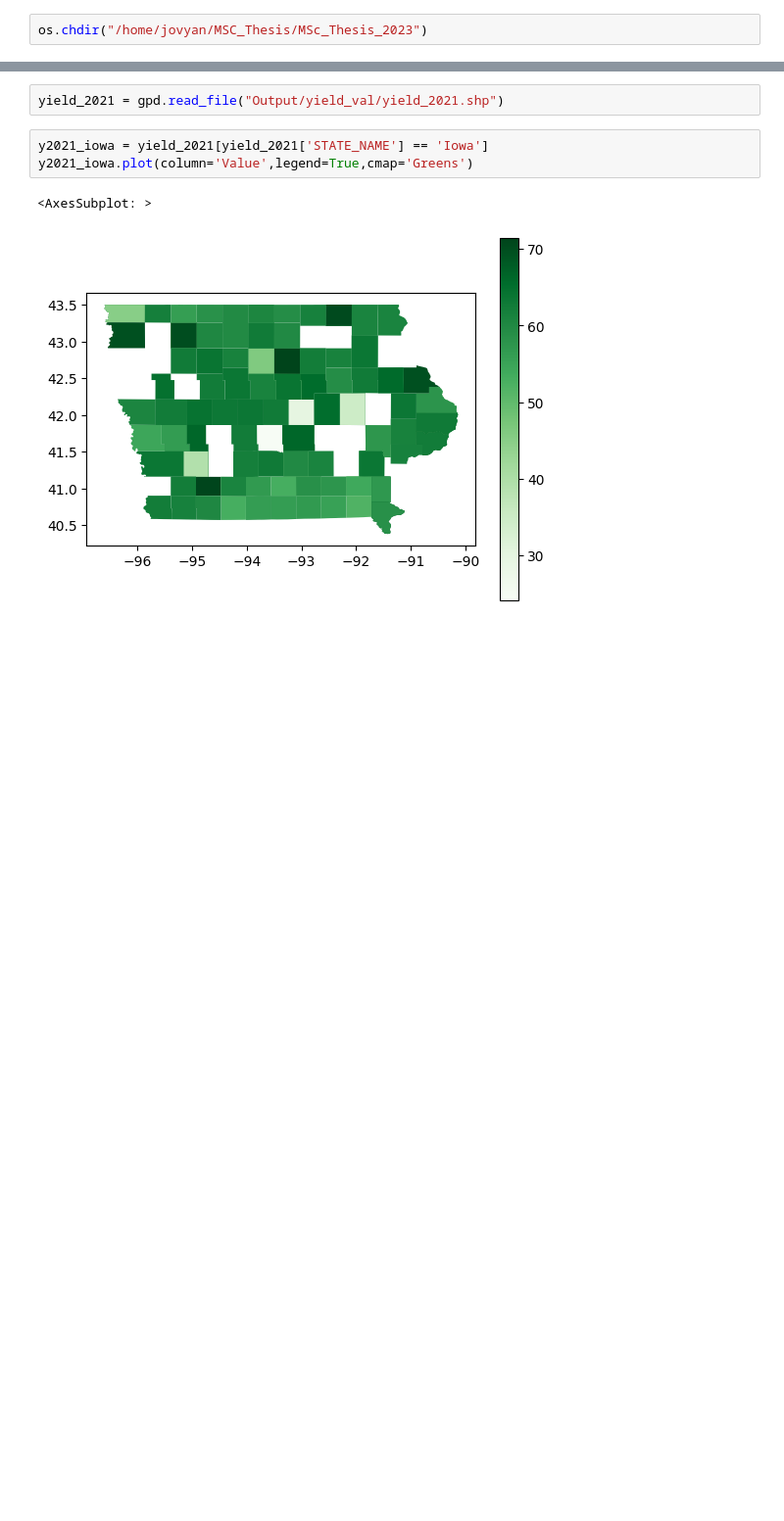
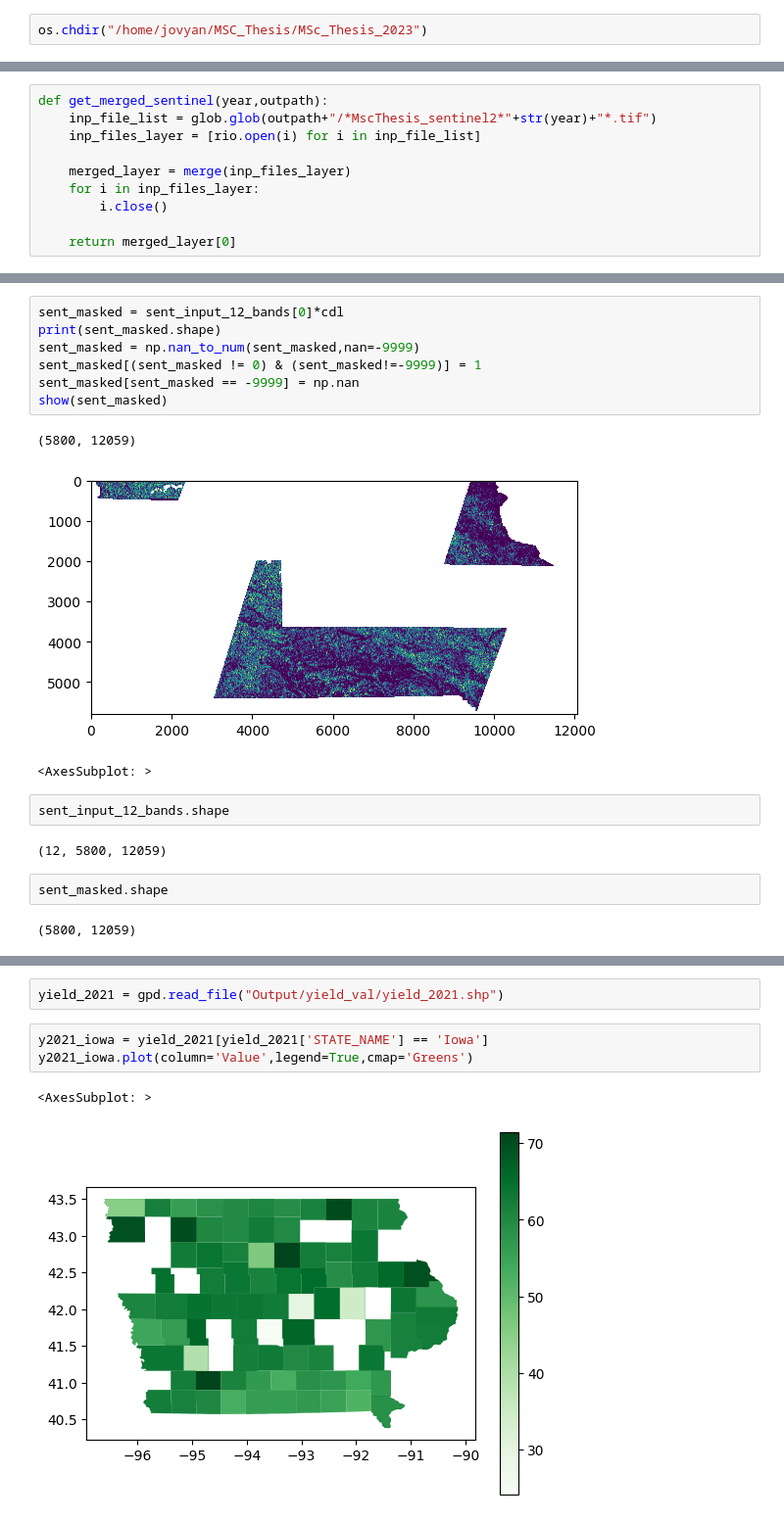
Before and after one commit to Arun-1997/Msc_Thesis, a Jupyter notebook: data_analysis.ipynb, the cells around one changed output, grey strips where cells are left out. Shown at 98% size. Saved outputs shown, nothing was run; the diff lists cells and outputs as text; blank space fills up the shorter version.

```diff
--- a/data_analysis.ipynb
+++ b/data_analysis.ipynb
@@ -12,0 +25,10 @@ os.chdir("/home/jovyan/MSC_Thesis/MSc_Thesis_2023")
+# %%
+def get_merged_sentinel(year,outpath):
+    inp_file_list = glob.glob(outpath+"/*MscThesis_sentinel2*"+str(year)+"*.tif")
+    inp_files_layer = [rio.open(i) for i in inp_file_list]
+
+    merged_layer = merge(inp_files_layer)
+    for i in inp_files_layer:
+        i.close()
+
+    return merged_layer[0]
@@ -12,0 +92,19 @@ os.chdir("/home/jovyan/MSC_Thesis/MSc_Thesis_2023")
+# %%
+sent_masked = sent_input_12_bands[0]*cdl
+print(sent_masked.shape)
+sent_masked = np.nan_to_num(sent_masked,nan=-9999)
+sent_masked[(sent_masked != 0) & (sent_masked!=-9999)] = 1
+sent_masked[sent_masked == -9999] = np.nan
+show(sent_masked)
+# %% [output]
+(5800, 12059)
+[figure, added]
+<AxesSubplot: >
+# %%
+sent_input_12_bands.shape
+# %% [output]
+(12, 5800, 12059)
+# %%
+sent_masked.shape
+# %% [output]
+(5800, 12059)
```
Also changed, not shown: parts of 9 cells of this notebook, 3 other files.
